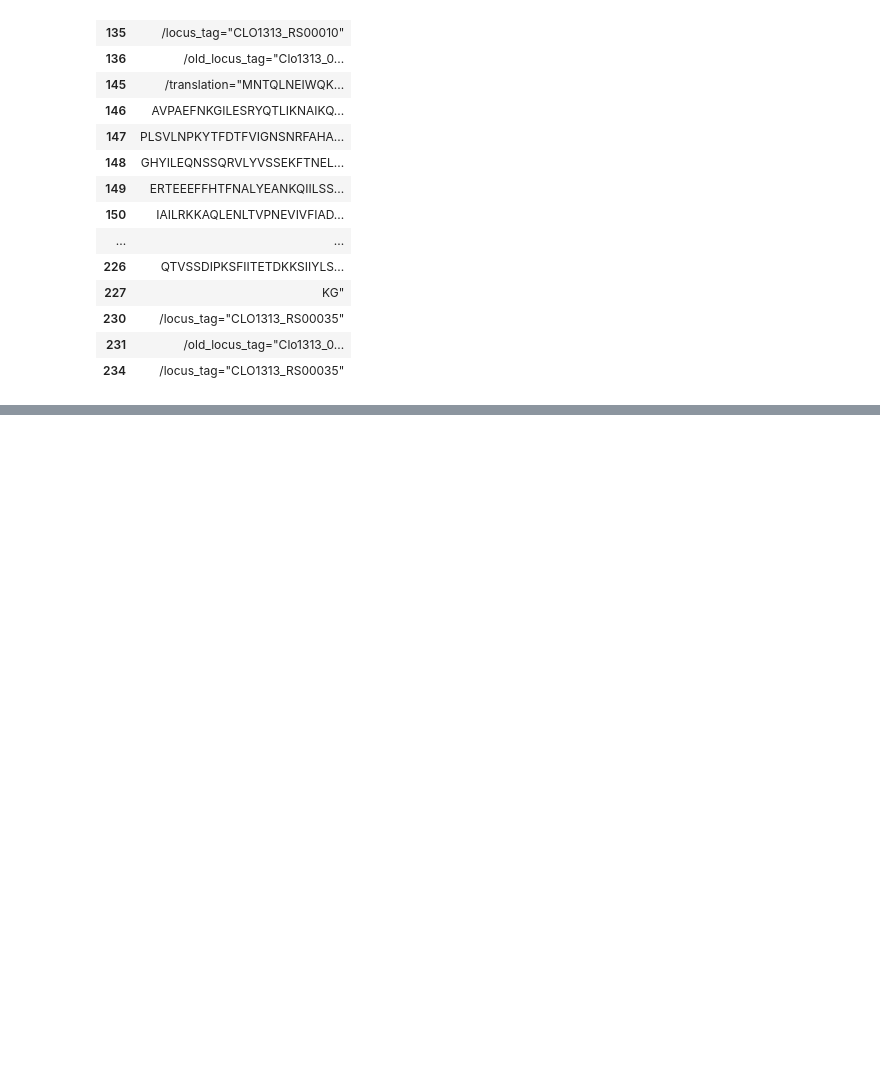
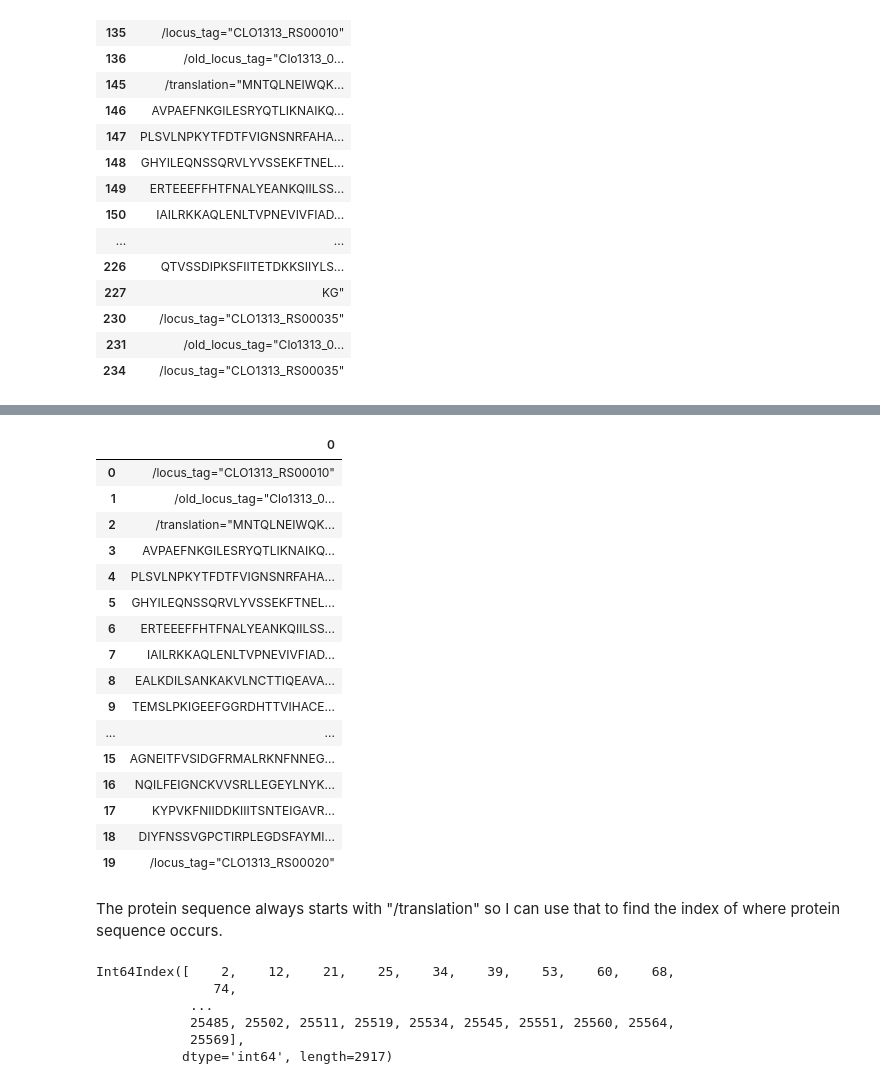
Before and after one commit to bbchen33/Data-Science, a Jupyter notebook: Genome_data_wrangling.ipynb, the cells around one changed output, grey strips where cells are left out. Saved outputs shown, nothing was run; the diff lists cells and outputs as text; code cells hidden in the pictures; blank space fills up the shorter version.

```diff
--- a/Genome_data_wrangling.ipynb
+++ b/Genome_data_wrangling.ipynb
@@ -135,0 +161,24 @@ table.head(50)
+# %%
+table_unique = table_unique.reset_index(drop = True)
+# %%
+table_unique.head(20)
+# %% [output]
+|  | 0 |
+| 0 | /locus_tag="CLO1313_RS00010" |
+| 1 | /old_locus_tag="Clo1313_0... |
+| 2 | /translation="MNTQLNEIWQK... |
+| 3 | AVPAEFNKGILESRYQTLIKNAIKQ... |
+| 4 | PLSVLNPKYTFDTFVIGNSNRFAHA... |
+| 5 | GHYILEQNSSQRVLYVSSEKFTNEL... |
+| 6 | ERTEEEFFHTFNALYEANKQIILSS... |
+| 7 | IAILRKKAQLENLTVPNEVIVFIAD... |
+| 8 | EALKDILSANKAKVLNCTTIQEAVA... |
+| 9 | TEMSLPKIGEEFGGRDHTTVIHACE... |
+| ... | ... |
+| 15 | AGNEITFVSIDGFRMALRKNFNNEG... |
+| 16 | NQILFEIGNCKVVSRLLEGEYLNYK... |
+| 17 | KYPVKFNIIDDKIIITSNTEIGAVR... |
+| 18 | DIYFNSSVGPCTIRPLEGDSFAYMI... |
+| 19 | /locus_tag="CLO1313_RS00020" |
+# %% [markdown]
+The protein sequence always starts with "/translation" so I can use that to find the index of where protein sequence occurs.
@@ -135,0 +187,9 @@ table.head(50)
+# %%
+translation_index
+# %% [output]
+Int64Index([    2,    12,    21,    25,    34,    39,    53,    60,    68,
+               74,
+            ...
+            25485, 25502, 25511, 25519, 25534, 25545, 25551, 25560, 25564,
+            25569],
+           dtype='int64', length=2917)
```
Also changed, not shown: parts of 30 cells of this notebook.
